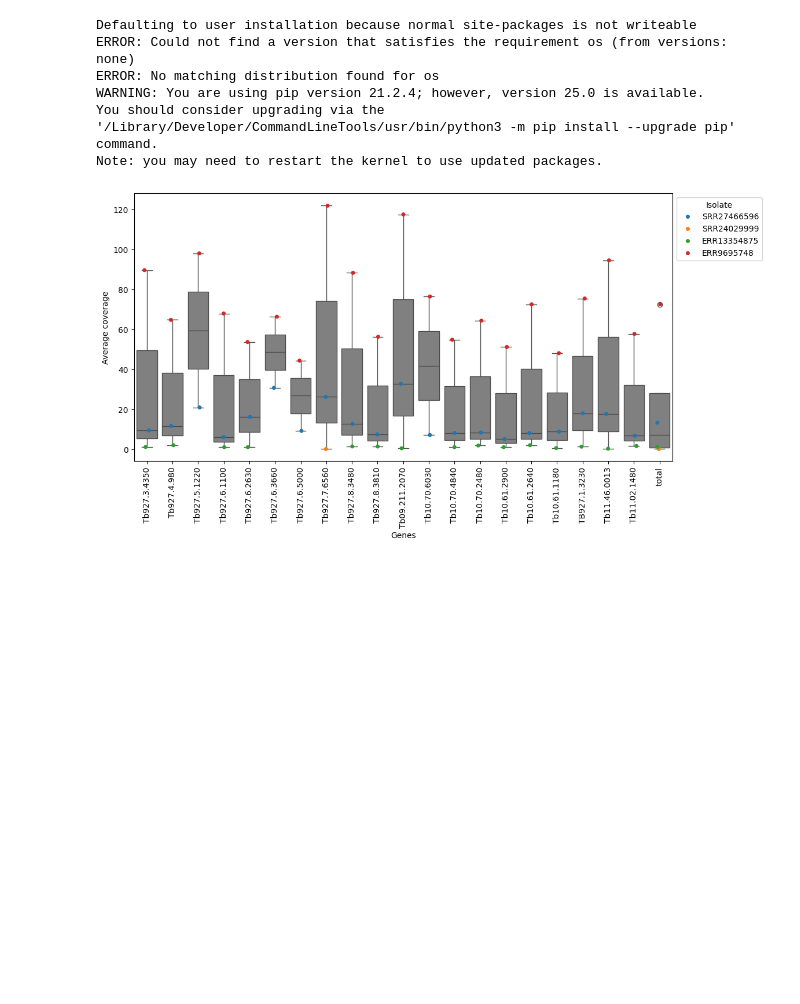
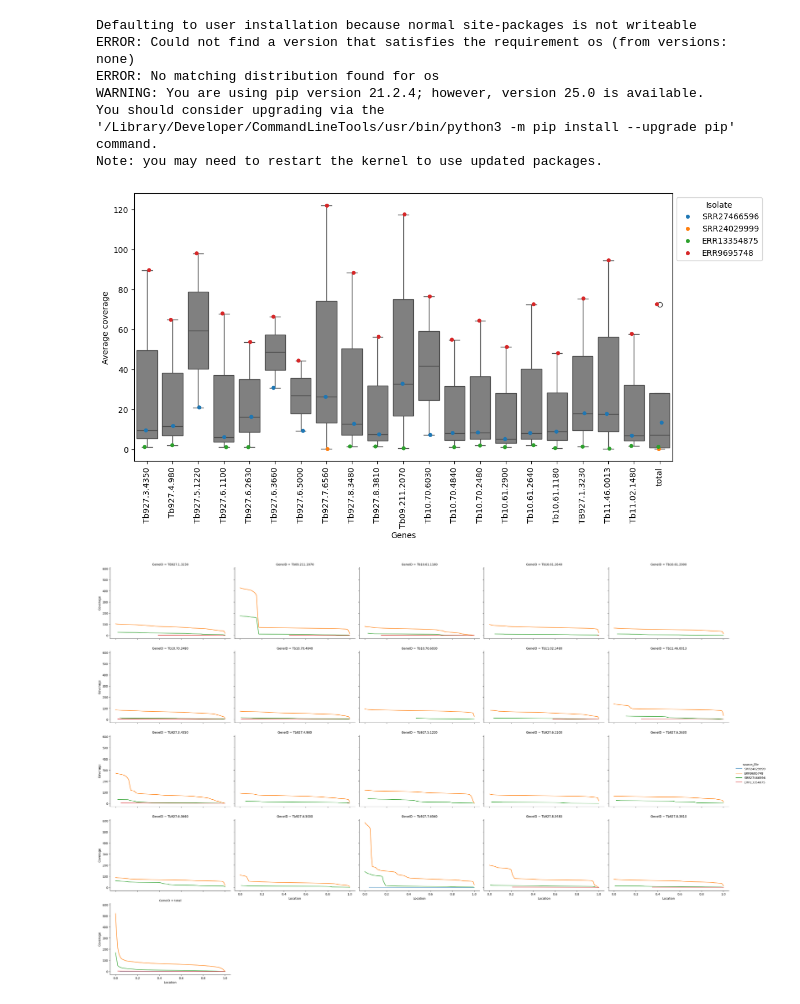
Before and after one commit to goldrieve/monotrac-nf, a Jupyter notebook: plotting.ipynb, the cells around one changed output. Cells and saved outputs as stored; diff of their text form; code cells hidden in the pictures; blank space fills up the shorter version.

```diff
--- a/plotting.ipynb
+++ b/plotting.ipynb
@@ -71,30 +71,58 @@ for csv_file in os.listdir(csv_dir):
         # Read the CSV file into a DataFrame
         df = pd.read_csv(file_path, sep='\t')
 
         # Add a new column with the file name (without extension)
         df['source_file'] = os.path.splitext(csv_file)[0].split('.')[0]
 
         # Append the DataFrame to the list
         dataframes.append(df)
 
 # Combine all DataFrames into a single DataFrame
 combined_df = pd.concat(dataframes, axis=0)
 
 # Save the combined DataFrame to a new CSV file
 combined_df.to_csv(output_file, index=False, sep='\t', quoting=csv.QUOTE_NONE, escapechar=' ')
 
 #print(f"Combined data saved to {output_file}")
 #print(combined_df)
 #sns.boxplot(x='chrom', y='mean', data=combined_df)
 
 data_1 = pd.read_csv('combined_data.csv', sep='\t', usecols=['chrom', 'mean', 'source_file'])
 plt.figure(figsize=(12,6))
 sns.boxplot(x='chrom', y='mean', data=data_1, color='gray')
 sns.stripplot(x='chrom', y='mean', data=data_1, hue='source_file', size=5, jitter=True, )
 plt.xticks(rotation=90)
 plt.xlabel('Genes')
 plt.ylabel('Average coverage')
 plt.legend(title="Isolate", bbox_to_anchor=(1, 1))
 plt.show()
+
+csv_dir = '../Mosdepth/'
+output2_file = 'combined_raw.csv'
+dataframes = []
+
+for csv_file in os.listdir(csv_dir):
+    if csv_file.endswith('.mosdepth.global.dist.txt'):
+        file_path = os.path.join(csv_dir, csv_file)
+        df = pd.read_csv(file_path, names=['GeneID', 'Coverage', 'Location'], sep='\t')
+        df['source_file'] = os.path.splitext(csv_file)[0].split('.')[0]
+        dataframes.append(df)
+
+combined_df = pd.concat(dataframes, axis=0)
+combined_df.to_csv(output2_file, index=False, sep='\t', quoting=csv.QUOTE_NONE, escapechar=' ')
+
+plot_data = pd.read_csv('combined_raw.csv', sep='\t', usecols=['GeneID', 'Coverage', 'Location', 'source_file'])
+
+plot_data['GeneID'] = pd.Categorical(plot_data['GeneID'], ordered=True)
+num_genes = plot_data['GeneID'].nunique()
+num_cols = 5
+num_rows = -(-num_genes // num_cols)
+
+g = sns.FacetGrid(plot_data, col='GeneID', hue='source_file', height=4, aspect=1.5, col_wrap=num_cols)
+g.map_dataframe(sns.lineplot, x='Location', y='Coverage')
+g.add_legend()
+
+plt.show()
 # %% [output]
 [figure]
+[figure, added]
```
Also changed, not shown: parts of 2 cells of this notebook, 5 other files.
